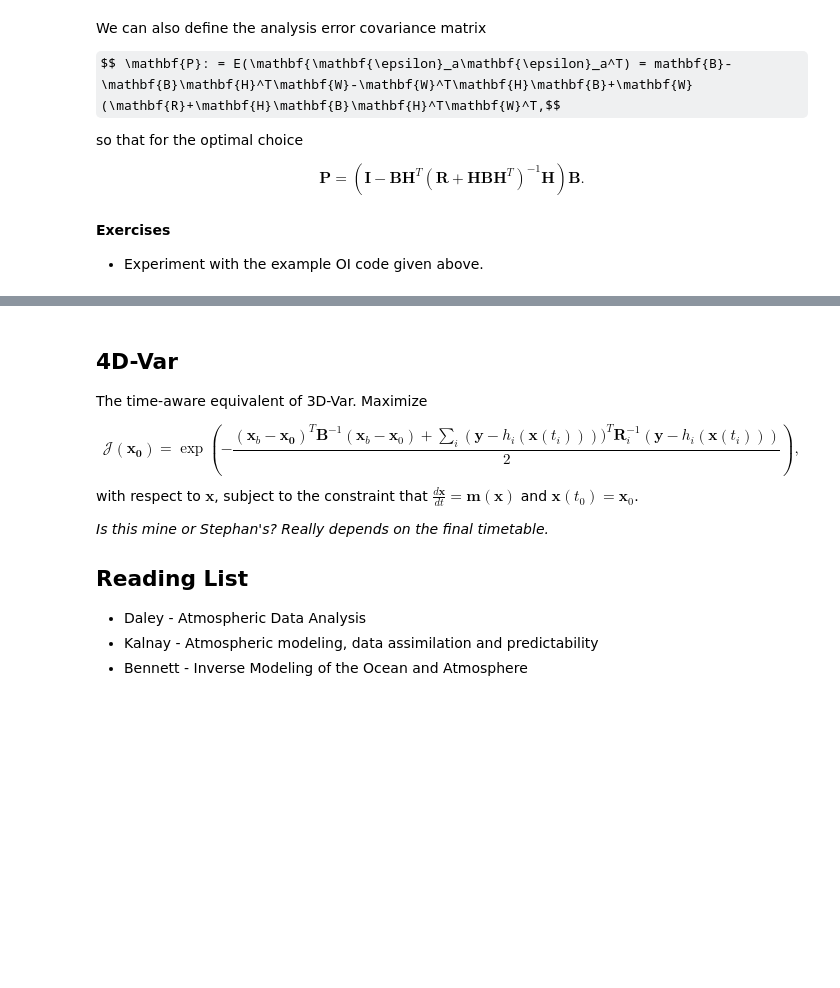
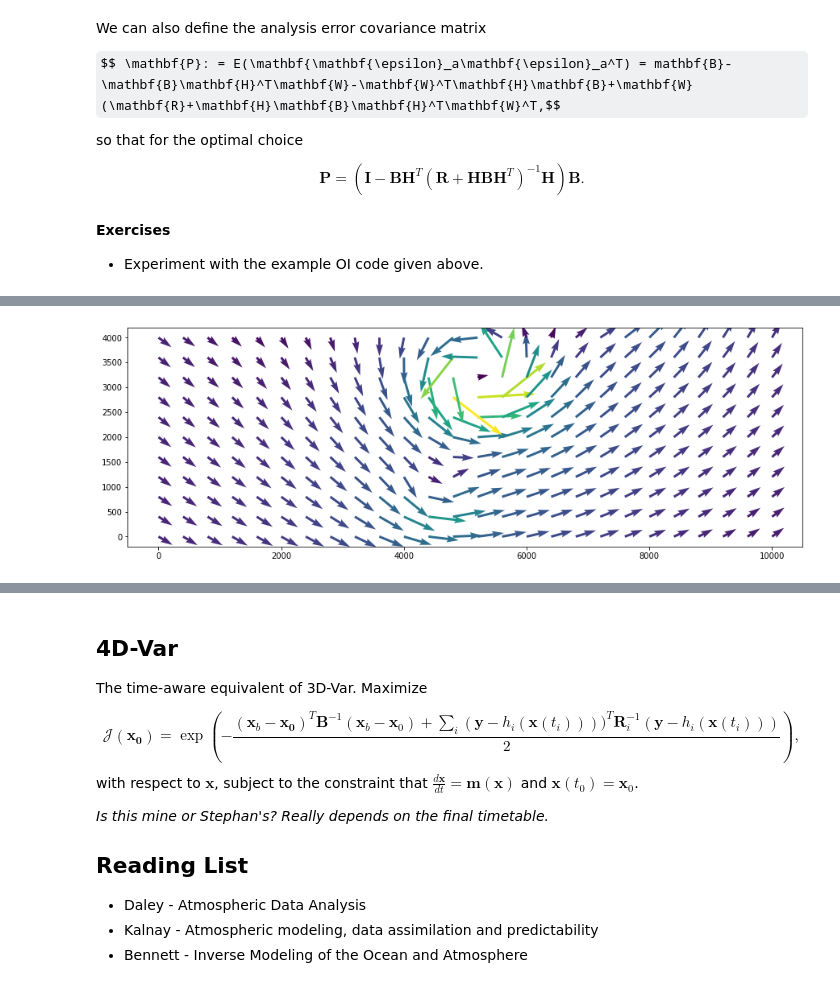
Before and after one commit to jrper/da_lecture, a Jupyter notebook: DataAssimilation.ipynb, the cells around one changed output, grey strips where cells are left out. Drawn from its saved outputs; the diff is of its cells as text; code cells hidden in the pictures; some formulas as TeX source; blank space fills up the shorter version.

```diff
--- a/DataAssimilation.ipynb
+++ b/DataAssimilation.ipynb
@@ -476,0 +484,46 @@ as a function of $\mathbf{x}$.
+# %%
+# example 3D-Var implementation and solution
+
+# will probably use some pseudo-weather-like 2d data and generate B from statistics.
+
+nx = 26
+ny = 11
+
+Lx = 10000
+Ly = 4000
+
+U_0 =  30.0
+radius = 500
+
+def wind_field(X, Y, circulations, centres):
+
+    U = np.full((ny, nx), U_0)
+    V = np.zeros((ny, nx))
+
+    for circ, (x, y) in zip(circulations, centres):
+
+        r2= (X-x)**2 + (Y-y)**2
+
+        u = circ/(2*np.pi)*np.where(r2>radius**2, 1./r2, 1.0/radius**2)
+
+
+        U -= (Y-y)*u
+        V += (X-x)*u
+
+    return U, V
+
+X, Y = np.meshgrid(np.linspace(0,Lx,nx), np.linspace(0,Ly, ny))
+
+
+def random_vortices(N):
+    return np.random.lognormal(size=N)*radius**2, np.random.uniform([-5*radius, -5*radius], [Lx+5*radius, Ly+5*radius], (N, 2))
+
+def plot_wind(X, Y, u, v):
+    p.figure(figsize=(15,5))
+    p.quiver(X, Y, u, v, np.sqrt(u**2+v**2))
+
+
+U_t, V_t = wind_field(X, Y, *random_vortices(6))
+plot_wind(X, Y, U_t, V_t);
+# %% [output]
+[figure, added]
```
Also changed, not shown: parts of 14 cells of this notebook.
